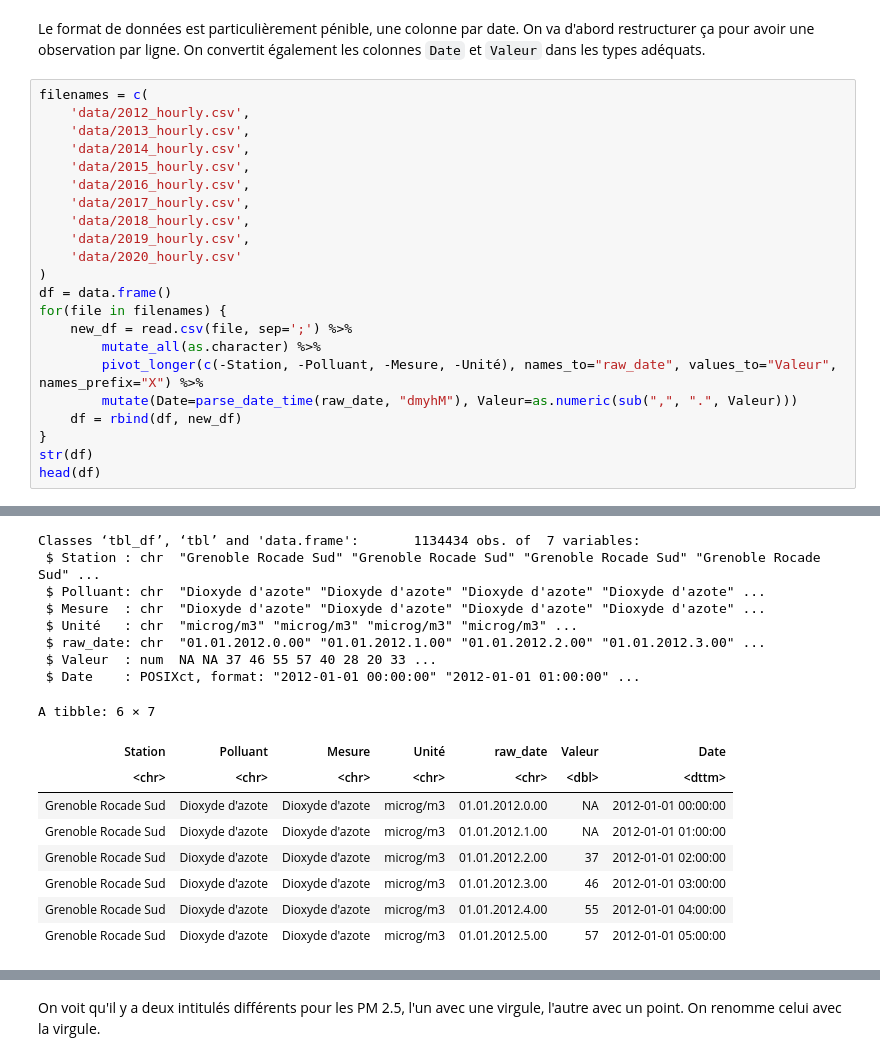
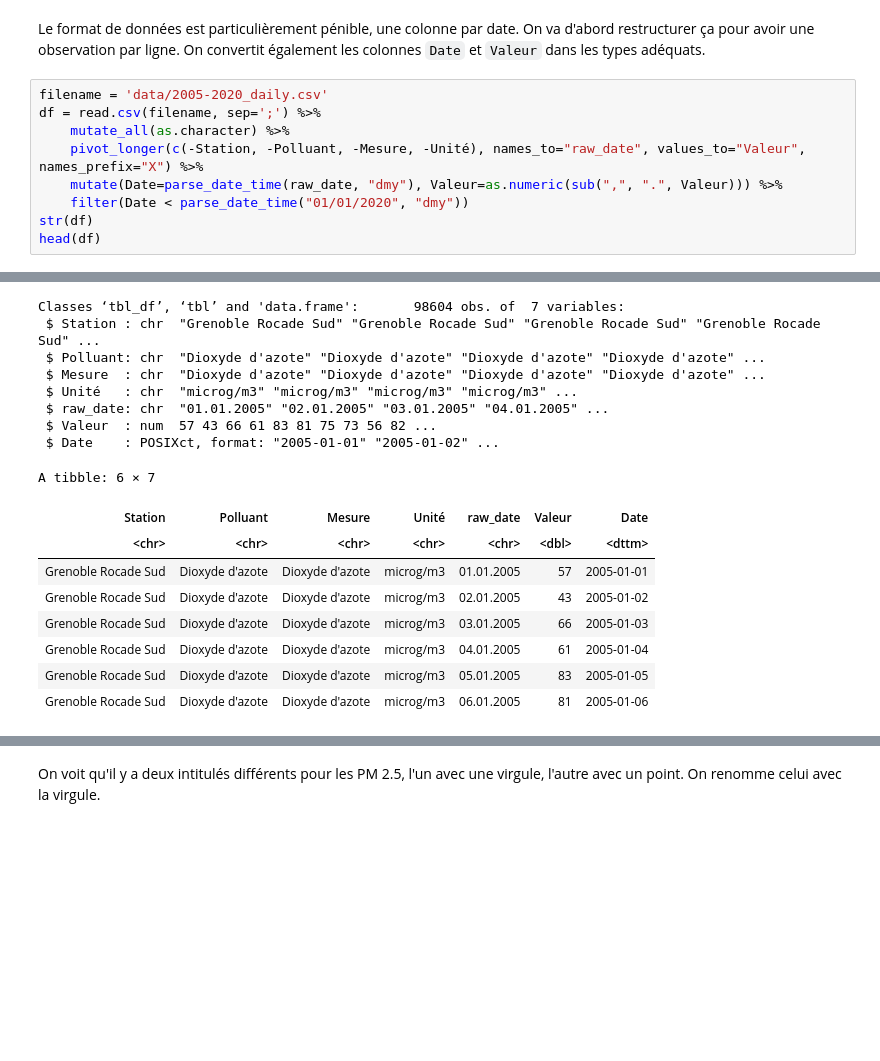
Before and after one commit to Ezibenroc/air_quality, a Jupyter notebook: prediction.ipynb, the cells around one changed output, grey strips where cells are left out. Saved outputs shown, nothing was run; the diff lists cells and outputs as text; blank space fills up the shorter version.

```diff
--- a/prediction.ipynb
+++ b/prediction.ipynb
@@ -42,25 +43,12 @@ Toutes les données ont été récupérées sur le site d'[Atmo](https://www.atm
 # %% [markdown]
 Le format de données est particulièrement pénible, une colonne par date. On va d'abord restructurer ça pour avoir une observation par ligne. On convertit également les colonnes `Date` et `Valeur` dans les types adéquats.
 # %%
-filenames = c(
-    'data/2012_hourly.csv',
-    'data/2013_hourly.csv',
-    'data/2014_hourly.csv',
-    'data/2015_hourly.csv',
-    'data/2016_hourly.csv',
-    'data/2017_hourly.csv',
-    'data/2018_hourly.csv',
-    'data/2019_hourly.csv',
-    'data/2020_hourly.csv'
-)
-df = data.frame()
-for(file in filenames) {
-    new_df = read.csv(file, sep=';') %>%
-        mutate_all(as.character) %>%
-        pivot_longer(c(-Station, -Polluant, -Mesure, -Unité), names_to="raw_date", values_to="Valeur", names_prefix="X") %>%
-        mutate(Date=parse_date_time(raw_date, "dmyhM"), Valeur=as.numeric(sub(",", ".", Valeur)))
-    df = rbind(df, new_df)
-}
+filename = 'data/2005-2020_daily.csv'
+df = read.csv(filename, sep=';') %>%
+    mutate_all(as.character) %>%
+    pivot_longer(c(-Station, -Polluant, -Mesure, -Unité), names_to="raw_date", values_to="Valeur", names_prefix="X") %>%
+    mutate(Date=parse_date_time(raw_date, "dmy"), Valeur=as.numeric(sub(",", ".", Valeur))) %>%
+    filter(Date < parse_date_time("01/01/2020", "dmy"))
 str(df)
 head(df)
 # %% [output]
@@ -84,21 +56,21 @@ Warning message:
 “NAs introduits lors de la conversion automatique”
-Classes ‘tbl_df’, ‘tbl’ and 'data.frame':       1134434 obs. of  7 variables:
+Classes ‘tbl_df’, ‘tbl’ and 'data.frame':       98604 obs. of  7 variables:
  $ Station : chr  "Grenoble Rocade Sud" "Grenoble Rocade Sud" "Grenoble Rocade Sud" "Grenoble Rocade Sud" ...
  $ Polluant: chr  "Dioxyde d'azote" "Dioxyde d'azote" "Dioxyde d'azote" "Dioxyde d'azote" ...
  $ Mesure  : chr  "Dioxyde d'azote" "Dioxyde d'azote" "Dioxyde d'azote" "Dioxyde d'azote" ...
  $ Unité   : chr  "microg/m3" "microg/m3" "microg/m3" "microg/m3" ...
- $ raw_date: chr  "01.01.2012.0.00" "01.01.2012.1.00" "01.01.2012.2.00" "01.01.2012.3.00" ...
- $ Valeur  : num  NA NA 37 46 55 57 40 28 20 33 ...
- $ Date    : POSIXct, format: "2012-01-01 00:00:00" "2012-01-01 01:00:00" ...
+ $ raw_date: chr  "01.01.2005" "02.01.2005" "03.01.2005" "04.01.2005" ...
+ $ Valeur  : num  57 43 66 61 83 81 75 73 56 82 ...
+ $ Date    : POSIXct, format: "2005-01-01" "2005-01-02" ...
 A tibble: 6 × 7
 | Station | Polluant | Mesure | Unité | raw_date | Valeur | Date |
 | <chr> | <chr> | <chr> | <chr> | <chr> | <dbl> | <dttm> |
-| Grenoble Rocade Sud | Dioxyde d'azote | Dioxyde d'azote | microg/m3 | 01.01.2012.0.00 | NA | 2012-01-01 00:00:00 |
-| Grenoble Rocade Sud | Dioxyde d'azote | Dioxyde d'azote | microg/m3 | 01.01.2012.1.00 | NA | 2012-01-01 01:00:00 |
-| Grenoble Rocade Sud | Dioxyde d'azote | Dioxyde d'azote | microg/m3 | 01.01.2012.2.00 | 37 | 2012-01-01 02:00:00 |
-| Grenoble Rocade Sud | Dioxyde d'azote | Dioxyde d'azote | microg/m3 | 01.01.2012.3.00 | 46 | 2012-01-01 03:00:00 |
-| Grenoble Rocade Sud | Dioxyde d'azote | Dioxyde d'azote | microg/m3 | 01.01.2012.4.00 | 55 | 2012-01-01 04:00:00 |
-| Grenoble Rocade Sud | Dioxyde d'azote | Dioxyde d'azote | microg/m3 | 01.01.2012.5.00 | 57 | 2012-01-01 05:00:00 |
+| Grenoble Rocade Sud | Dioxyde d'azote | Dioxyde d'azote | microg/m3 | 01.01.2005 | 57 | 2005-01-01 |
+| Grenoble Rocade Sud | Dioxyde d'azote | Dioxyde d'azote | microg/m3 | 02.01.2005 | 43 | 2005-01-02 |
+| Grenoble Rocade Sud | Dioxyde d'azote | Dioxyde d'azote | microg/m3 | 03.01.2005 | 66 | 2005-01-03 |
+| Grenoble Rocade Sud | Dioxyde d'azote | Dioxyde d'azote | microg/m3 | 04.01.2005 | 61 | 2005-01-04 |
+| Grenoble Rocade Sud | Dioxyde d'azote | Dioxyde d'azote | microg/m3 | 05.01.2005 | 83 | 2005-01-05 |
+| Grenoble Rocade Sud | Dioxyde d'azote | Dioxyde d'azote | microg/m3 | 06.01.2005 | 81 | 2005-01-06 |
 # %%
 df %>% group_by(Mesure) %>% count()
 # %% [output]
```
Also changed, not shown: parts of 21 cells of this notebook, 1 other file.
